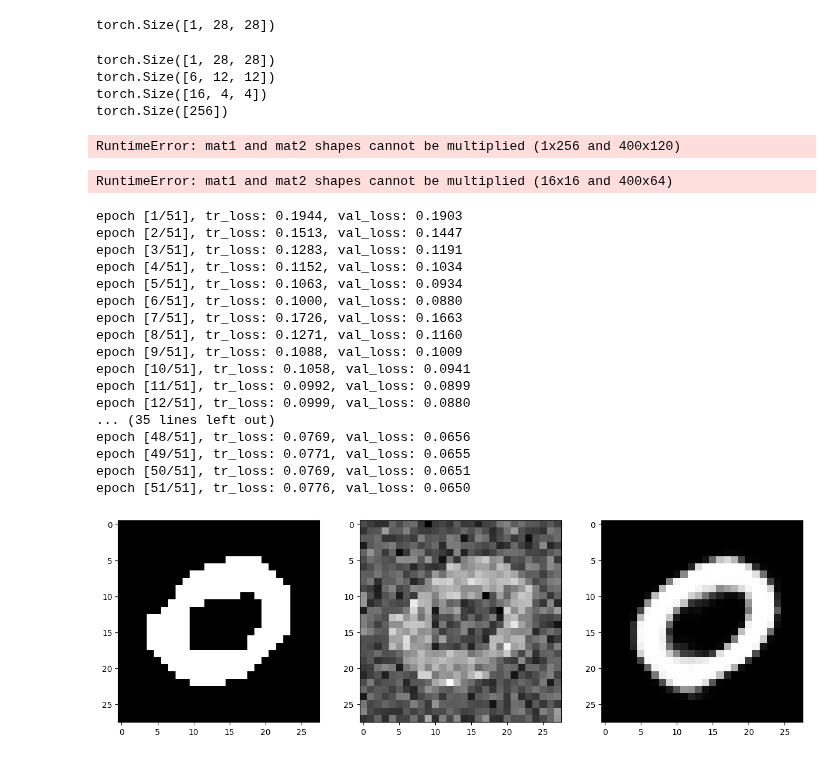
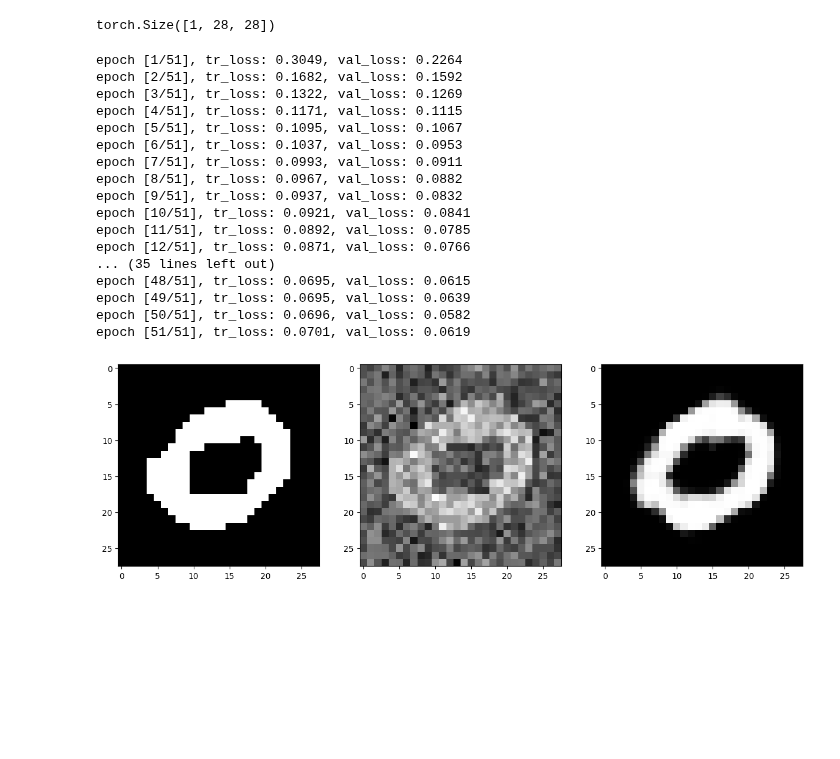
Before and after one commit to JacopoRaffi/ISPR_Assignments, a Jupyter notebook: Assignment3/ISPR_Midterm3_Assignment1_JacopoRaffi.ipynb, the cells around one changed output. Drawn from its saved outputs; the diff is of its cells as text; code cells hidden in the pictures; blank space fills up the shorter version.

Commit message:
completed conv AutoEncoder

```diff
--- a/Assignment3/ISPR_Midterm3_Assignment1_JacopoRaffi.ipynb
+++ b/Assignment3/ISPR_Midterm3_Assignment1_JacopoRaffi.ipynb
@@ -94,12 +63,2 @@ class Net(nn.Module):
-# %%
-m = Net()
-
-m(x)
-# %% [output]
-torch.Size([1, 28, 28])
-torch.Size([6, 12, 12])
-torch.Size([16, 4, 4])
-torch.Size([256])
-RuntimeError: mat1 and mat2 shapes cannot be multiplied (1x256 and 400x120)
 # %%
 class ConvAE(nn.Module):
@@ -128,6 +91,0 @@ class ConvAE(nn.Module):
-# %%
-m = ConvAE()
-
-m(x)
-# %% [output]
-RuntimeError: mat1 and mat2 shapes cannot be multiplied (16x16 and 400x64)
@@ -155,61 +94,67 @@ j = 69
 fig, ax = plt.subplots(1, 3, figsize=(15, 15))
 x, _ = train_set[j]
 x_noisy = add_noise(x)
+x_squeeze = x.unsqueeze(0)
 
-model = AE().to(device)
+model = ConvAE(hidden_dim=32, latent_dim=64).to(device)
 
-optimizer = torch.optim.Adam(model.parameters(), lr=0.005, weight_decay=1e-6)
+optimizer = torch.optim.Adam(model.parameters(), lr=0.005, weight_decay=1e-4)
 criterion = torch.nn.BCELoss()
 
-train_loader = torch.utils.data.DataLoader(train_set, batch_size=1024, shuffle=True, pin_memory=True)
-val_loader = torch.utils.data.DataLoader(val_set, batch_size=len(val_set), shuffle=False, pin_memory=True)
+train_loader = torch.utils.data.DataLoader(train_set, batch_size=1024, shuffle=True)
+val_loader = torch.utils.data.DataLoader(val_set, batch_size=len(val_set), shuffle=False)
 
 epochs = 51
 for epoch in range(epochs):
     model.train()
-    for input_img, _ in train_loader:
+    tr_epoch_loss = 0
+    for i, (input_img, _) in enumerate(train_loader):
         optimizer.zero_grad()
 
         img_noisy = add_noise(input_img).to(device)
         out = model(img_noisy)
 
+
         input_img = input_img.to(device)
-        tr_loss = criterion(out, input_img.view(input_img.size(0), -1))
+        tr_loss = criterion(out, input_img)
 
         tr_loss.backward()
         optimizer.step()
+
+        tr_epoch_loss += tr_loss.item()
+
 
     model.eval()
     with torch.no_grad():
         for j, (input_img, _) in enumerate(val_loader):
             input_img = input_img.to(device)
             out = model(input_img)
 
-            val_loss = criterion(out, input_img.view(input_img.size(0), -1))
+            val_loss = criterion(out, input_img)
 
-        print(f"epoch [{epoch + 1}/{epochs}], tr_loss: {tr_loss.item():.4f}, val_loss: {val_loss.item():.4f}")
+        print(f"epoch [{epoch + 1}/{epochs}], tr_loss: {tr_epoch_loss/(i+1):.4f}, val_loss: {val_loss.item():.4f}")
 
         if (epoch % 10 == 0):
             ax[0].imshow(x.numpy()[0], cmap='gray')
             ax[1].imshow(x_noisy.numpy()[0], cmap='gray')
-            out = model(x_noisy.to(device))
+            out = model(x_noisy.to(device).unsqueeze(0))
             ax[2].imshow(numpy.reshape((out.cpu().numpy()[0]), (28, 28)), cmap='gray')
 # %% [output]
-epoch [1/51], tr_loss: 0.1944, val_loss: 0.1903
-epoch [2/51], tr_loss: 0.1513, val_loss: 0.1447
-epoch [3/51], tr_loss: 0.1283, val_loss: 0.1191
-epoch [4/51], tr_loss: 0.1152, val_loss: 0.1034
-epoch [5/51], tr_loss: 0.1063, val_loss: 0.0934
-epoch [6/51], tr_loss: 0.1000, val_loss: 0.0880
-epoch [7/51], tr_loss: 0.1726, val_loss: 0.1663
-epoch [8/51], tr_loss: 0.1271, val_loss: 0.1160
-epoch [9/51], tr_loss: 0.1088, val_loss: 0.1009
-epoch [10/51], tr_loss: 0.1058, val_loss: 0.0941
-epoch [11/51], tr_loss: 0.0992, val_loss: 0.0899
-epoch [12/51], tr_loss: 0.0999, val_loss: 0.0880
+epoch [1/51], tr_loss: 0.3049, val_loss: 0.2264
+epoch [2/51], tr_loss: 0.1682, val_loss: 0.1592
+epoch [3/51], tr_loss: 0.1322, val_loss: 0.1269
+epoch [4/51], tr_loss: 0.1171, val_loss: 0.1115
+epoch [5/51], tr_loss: 0.1095, val_loss: 0.1067
+epoch [6/51], tr_loss: 0.1037, val_loss: 0.0953
+epoch [7/51], tr_loss: 0.0993, val_loss: 0.0911
+epoch [8/51], tr_loss: 0.0967, val_loss: 0.0882
+epoch [9/51], tr_loss: 0.0937, val_loss: 0.0832
+epoch [10/51], tr_loss: 0.0921, val_loss: 0.0841
+epoch [11/51], tr_loss: 0.0892, val_loss: 0.0785
+epoch [12/51], tr_loss: 0.0871, val_loss: 0.0766
 ... (35 lines left out)
-epoch [48/51], tr_loss: 0.0769, val_loss: 0.0656
-epoch [49/51], tr_loss: 0.0771, val_loss: 0.0655
-epoch [50/51], tr_loss: 0.0769, val_loss: 0.0651
-epoch [51/51], tr_loss: 0.0776, val_loss: 0.0650
+epoch [48/51], tr_loss: 0.0695, val_loss: 0.0615
+epoch [49/51], tr_loss: 0.0695, val_loss: 0.0639
+epoch [50/51], tr_loss: 0.0696, val_loss: 0.0582
+epoch [51/51], tr_loss: 0.0701, val_loss: 0.0619
-[figure, old version]
+[figure, new version]
```
Also changed, not shown: parts of 3 cells of this notebook.
